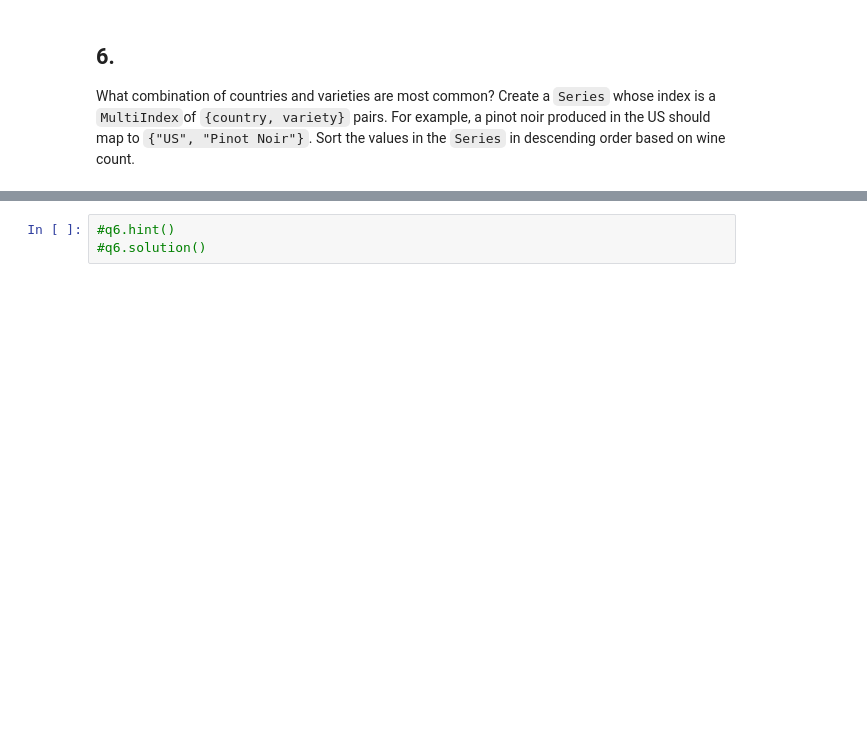
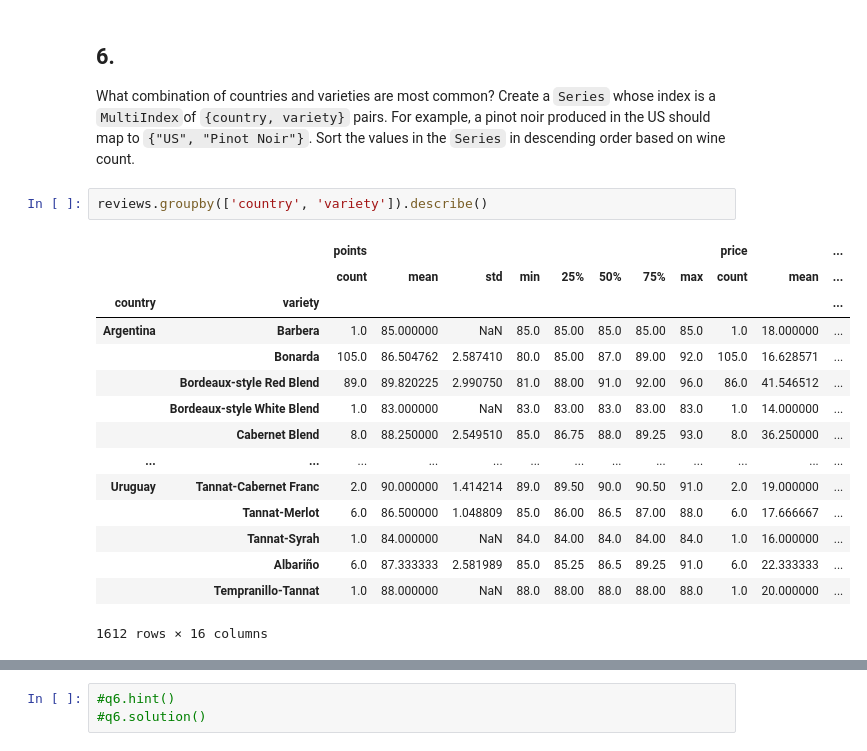
Before and after one commit to mucollabo/kaggle, a Jupyter notebook: pandas/exercise-grouping-and-sorting.ipynb, the cells around one changed output, grey strips where cells are left out. Drawn from its saved outputs; the diff is of its cells as text; blank space fills up the shorter version.

```diff
--- a/pandas/exercise-grouping-and-sorting.ipynb
+++ b/pandas/exercise-grouping-and-sorting.ipynb
@@ -212,3 +218,21 @@ reviewer_mean_ratings.describe()
 # %% [markdown]
 ## 6.
 What combination of countries and varieties are most common? Create a `Series` whose index is a `MultiIndex`of `{country, variety}` pairs. For example, a pinot noir produced in the US should map to `{"US", "Pinot Noir"}`. Sort the values in the `Series` in descending order based on wine count.
+# %%
+reviews.groupby(['country', 'variety']).describe()
+# %% [output]
+|  |  | points |  |  |  |  |  |  |  | price |  | ... |
+|  |  | count | mean | std | min | 25% | 50% | 75% | max | count | mean | ... |
+| country | variety |  |  |  |  |  |  |  |  |  |  | ... |
+| Argentina | Barbera | 1.0 | 85.000000 | NaN | 85.0 | 85.00 | 85.0 | 85.00 | 85.0 | 1.0 | 18.000000 | ... |
+|  | Bonarda | 105.0 | 86.504762 | 2.587410 | 80.0 | 85.00 | 87.0 | 89.00 | 92.0 | 105.0 | 16.628571 | ... |
+|  | Bordeaux-style Red Blend | 89.0 | 89.820225 | 2.990750 | 81.0 | 88.00 | 91.0 | 92.00 | 96.0 | 86.0 | 41.546512 | ... |
+|  | Bordeaux-style White Blend | 1.0 | 83.000000 | NaN | 83.0 | 83.00 | 83.0 | 83.00 | 83.0 | 1.0 | 14.000000 | ... |
+|  | Cabernet Blend | 8.0 | 88.250000 | 2.549510 | 85.0 | 86.75 | 88.0 | 89.25 | 93.0 | 8.0 | 36.250000 | ... |
+| ... | ... | ... | ... | ... | ... | ... | ... | ... | ... | ... | ... | ... |
+| Uruguay | Tannat-Cabernet Franc | 2.0 | 90.000000 | 1.414214 | 89.0 | 89.50 | 90.0 | 90.50 | 91.0 | 2.0 | 19.000000 | ... |
+|  | Tannat-Merlot | 6.0 | 86.500000 | 1.048809 | 85.0 | 86.00 | 86.5 | 87.00 | 88.0 | 6.0 | 17.666667 | ... |
+|  | Tannat-Syrah | 1.0 | 84.000000 | NaN | 84.0 | 84.00 | 84.0 | 84.00 | 84.0 | 1.0 | 16.000000 | ... |
+|  | Albariño | 6.0 | 87.333333 | 2.581989 | 85.0 | 85.25 | 86.5 | 89.25 | 91.0 | 6.0 | 22.333333 | ... |
+|  | Tempranillo-Tannat | 1.0 | 88.000000 | NaN | 88.0 | 88.00 | 88.0 | 88.00 | 88.0 | 1.0 | 20.000000 | ... |
+1612 rows × 16 columns
```
Also changed, not shown: parts of 6 cells of this notebook.
